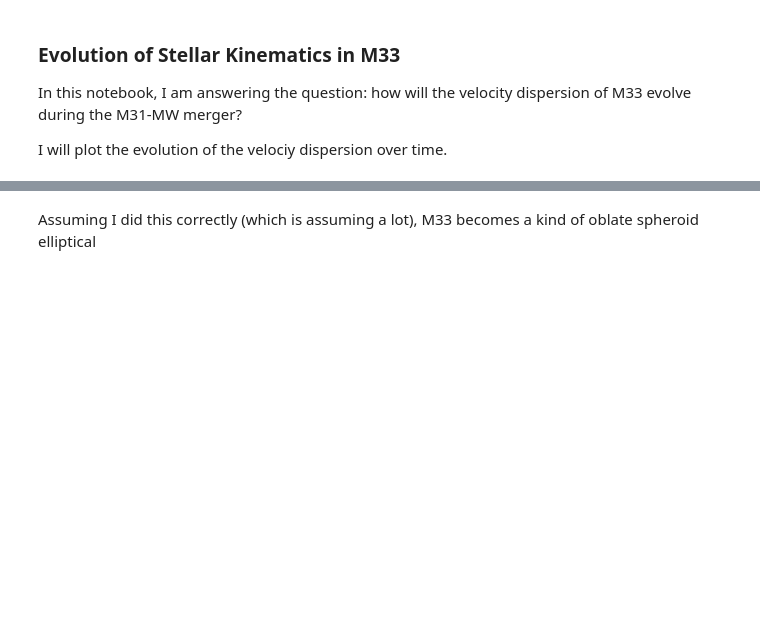
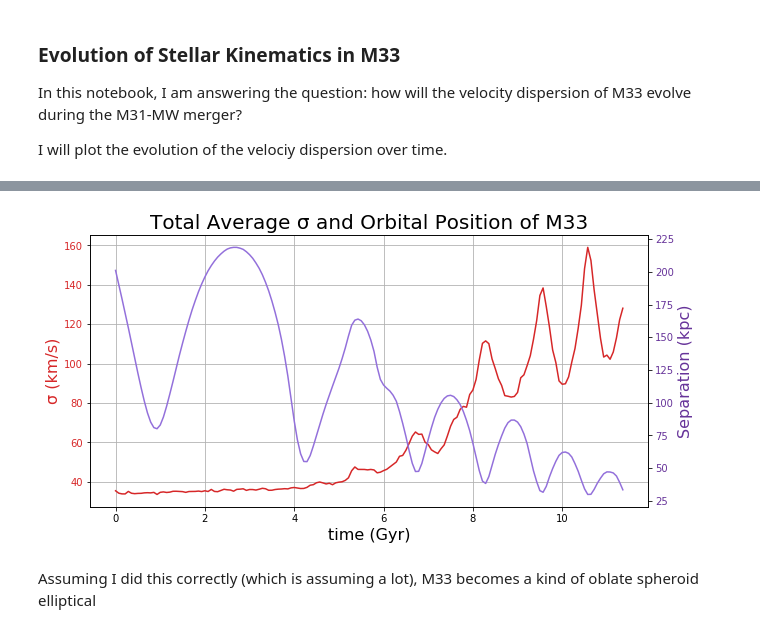
Before and after one commit to ewalla02/400b_walla, a Jupyter notebook: Homeworks/Research_Assignment/ResearchAssignment3/DimensionalVelocityDispersion.ipynb, the cells around one changed output, grey strips where cells are left out. Cells and saved outputs as stored; diff of their text form; code cells hidden in the pictures; blank space fills up the shorter version.

```diff
--- a/Homeworks/Research_Assignment/ResearchAssignment3/DimensionalVelocityDispersion.ipynb
+++ b/Homeworks/Research_Assignment/ResearchAssignment3/DimensionalVelocityDispersion.ipynb
@@ -160,7 +179,7 @@ def RotateFrame(posI,velI):
     R = I + v_x + np.dot(v_x, v_x)*(1 - c)/s**2
 
     # Rotate coordinate system
-    pos = np.dot(R, posI.T).T
+    pos = np.dot(R, posI.T)
     vel = np.dot(R, velI.T).T
 
     return pos, vel
@@ -268,2 +405,20 @@ plt.show()
+# %%
+fig, ax = plt.subplots(figsize=(10,5))
+# set title
+ax.set_title("Total Average σ and Orbital Position of M33",fontsize=20)
+ax.set_xlabel("time (Gyr)",fontsize=fs)
+ax.set_ylabel("σ (km/s)",fontsize=fs,color="tab:red")
+ax.plot(t, M33_TotDisp,color="tab:red", label="σ (all stars)")
+ax.tick_params(axis="y",labelcolor="tab:red")
+
+ax2 = ax.twinx()
+ax2.set_ylabel("Separation (kpc)",color="rebeccapurple", fontsize=fs)
+ax2.plot(t, M33M31pos, color="mediumpurple",label="Relative Position of M33 to M31")
+ax2.tick_params(axis="y",labelcolor="rebeccapurple")
+ax.grid(True)
+
+plt.show()
+# %% [output]
+[figure, added]
 # %% [markdown]
 Assuming I did this correctly (which is assuming a lot), M33 becomes a kind of oblate spheroid elliptical
```
Also changed, not shown: parts of 15 cells of this notebook, 2 other files.
